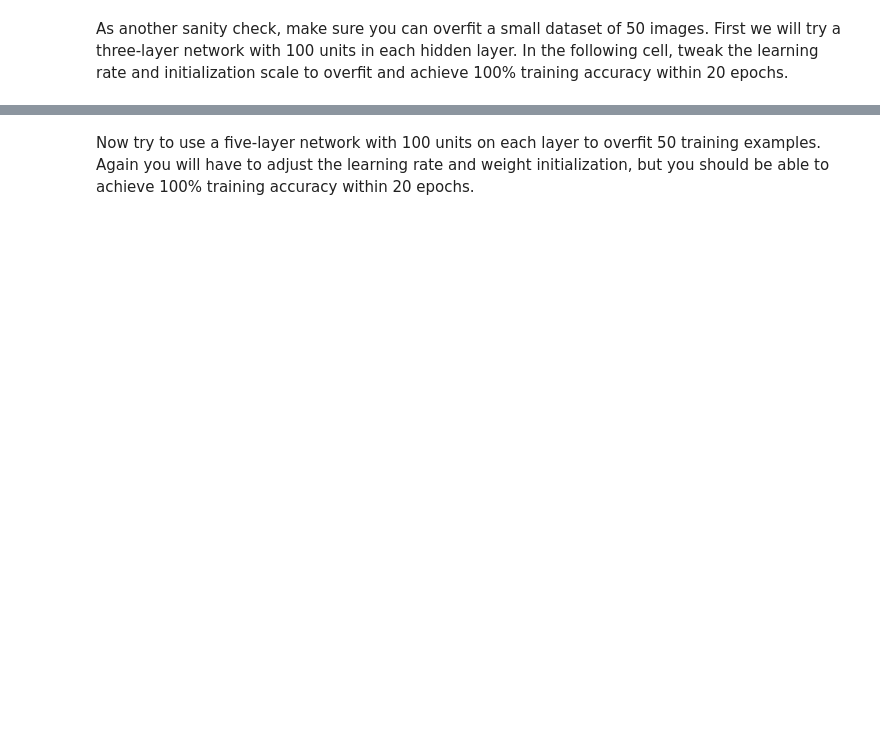
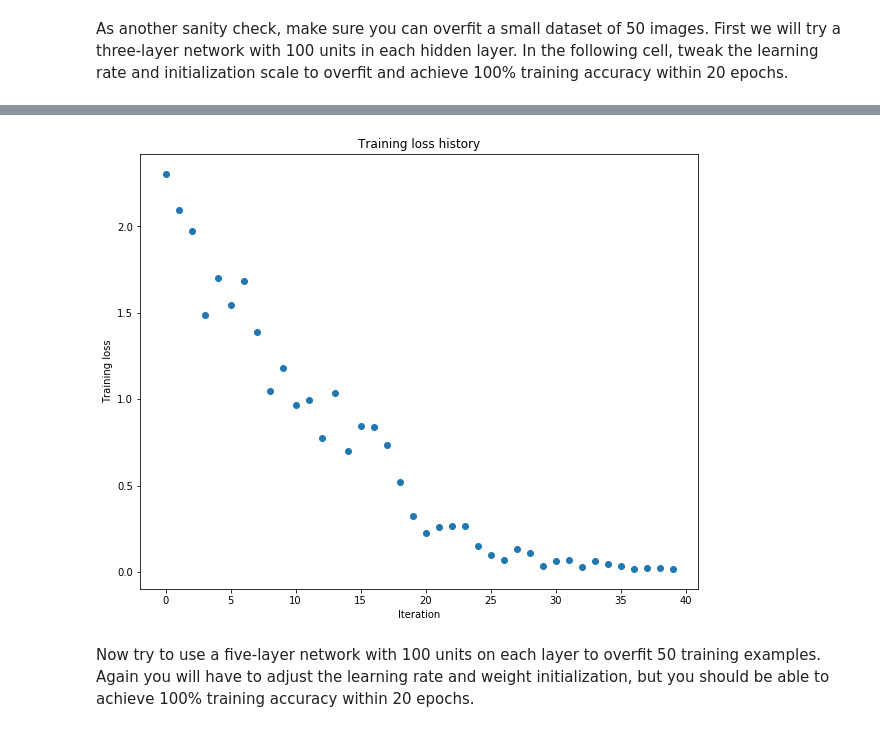
Before and after one commit to golden0080/cs231n, a Jupyter notebook: assignment2/FullyConnectedNets.ipynb, the cells around one changed output, grey strips where cells are left out. Drawn from its saved outputs; the diff is of its cells as text; code cells hidden in the pictures; blank space fills up the shorter version.

```diff
--- a/assignment2/FullyConnectedNets.ipynb
+++ b/assignment2/FullyConnectedNets.ipynb
@@ -367,7 +460,7 @@ small_data = {
 }
 
 weight_scale = 1e-2
-learning_rate = 1e-4
+learning_rate = 1e-2
 model = FullyConnectedNet([100, 100],
               weight_scale=weight_scale, dtype=np.float64)
 solver = Solver(model, small_data,
@@ -384,3 +477,4 @@ plt.title('Training loss history')
 plt.xlabel('Iteration')
 plt.ylabel('Training loss')
 plt.show()
+# %% [output]
@@ -387,3 +498,4 @@ plt.show()
+[figure, added]
 # %% [markdown]
 Now try to use a five-layer network with 100 units on each layer to overfit 50 training examples. Again you will have to adjust the learning rate and weight initialization, but you should be able to achieve 100% training accuracy within 20 epochs.
 # %%
```
Also changed, not shown: parts of 19 cells of this notebook, 3 other files.
